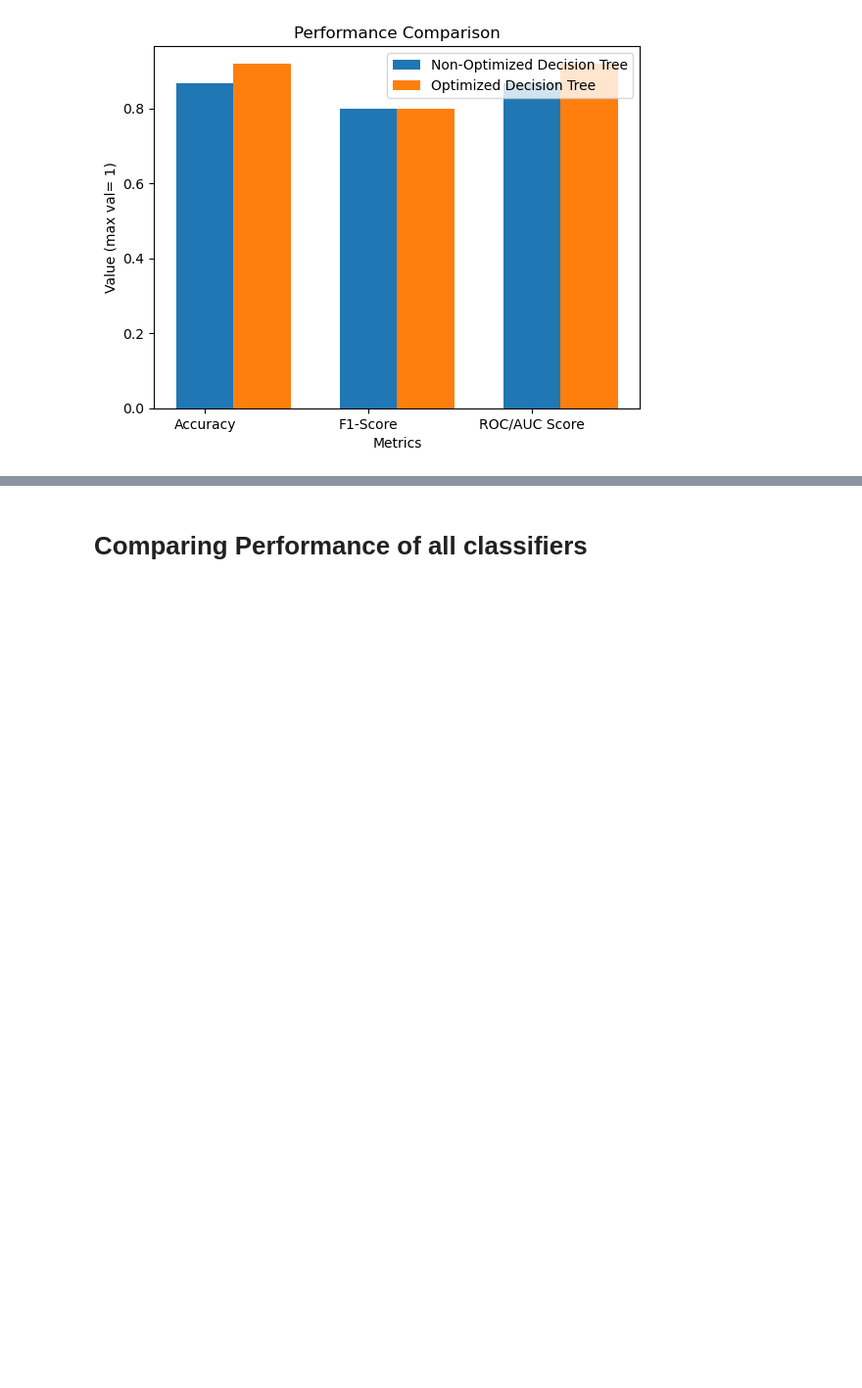
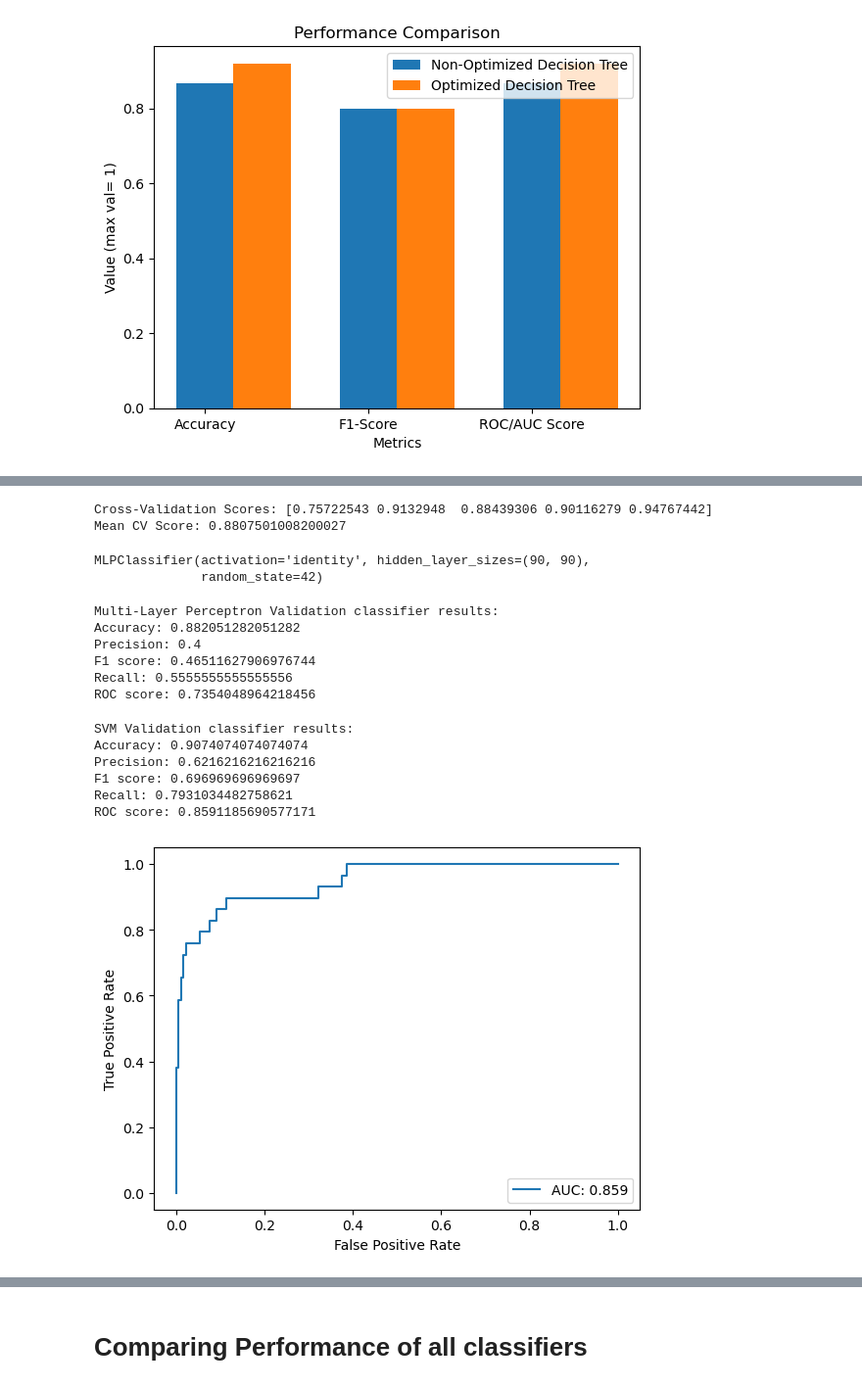
Before and after one commit to mahgob601/MachineLearning-Project, a Jupyter notebook: SVM_KNN_Bayes_DT.ipynb, the cells around one changed output, grey strips where cells are left out. Shown: that part at 98% size. Cells and saved outputs as stored; diff of their text form; code cells hidden in the pictures; blank space fills up the shorter version.

Commit message:
Added Multi-Layer perceptron model in the jupyter notebook named SVM_KNN_Bayes_DT.ipynb.

```diff
--- a/SVM_KNN_Bayes_DT.ipynb
+++ b/SVM_KNN_Bayes_DT.ipynb
@@ -808,0 +813,4 @@ plt.show()
+# %%
+from sklearn.neural_network import MLPClassifier
+# Create an MLP classifier
+mlp = MLPClassifier(hidden_layer_sizes=(90, 90), activation='identity', solver='adam', random_state=42)
@@ -808,0 +819,15 @@ plt.show()
+# %%
+from sklearn.model_selection import cross_val_score
+# Perform cross-validation
+cv_scores_mlp = cross_val_score(mlp, x, y, cv=5)
+print("Cross-Validation Scores:", cv_scores_mlp)
+print("Mean CV Score:", cv_scores_mlp.mean())
+# %% [output]
+Cross-Validation Scores: [0.75722543 0.9132948  0.88439306 0.90116279 0.94767442]
+Mean CV Score: 0.8807501008200027
+# %%
+
+mlp.fit(x_train, y_train)
+# %% [output]
+MLPClassifier(activation='identity', hidden_layer_sizes=(90, 90),
+              random_state=42)
@@ -808,0 +836,42 @@ plt.show()
+# %%
+print("Multi-Layer Perceptron Validation classifier results:")
+print("Accuracy:", metrics.accuracy_score(y_val, y_pred_mlp))
+print("Precision:", metrics.precision_score(y_val, y_pred_mlp))
+print("F1 score:", metrics.f1_score(y_val, y_pred_mlp))
+print("Recall:", metrics.recall_score(y_val, y_pred_mlp))
+print("ROC score:", metrics.roc_auc_score(y_val, y_pred_mlp))
+# %% [output]
+Multi-Layer Perceptron Validation classifier results:
+Accuracy: 0.882051282051282
+Precision: 0.4
+F1 score: 0.46511627906976744
+Recall: 0.5555555555555556
+ROC score: 0.7354048964218456
+# %%
+y_pred2_mlp = mlp.predict(x_test)
+print("SVM Validation classifier results:")
+print("Accuracy:", metrics.accuracy_score(y_test, y_pred2_mlp))
+print("Precision:", metrics.precision_score(y_test, y_pred2_mlp))
+print("F1 score:", metrics.f1_score(y_test, y_pred2_mlp))
+print("Recall:", metrics.recall_score(y_test, y_pred2_mlp))
+print("ROC score:", metrics.roc_auc_score(y_test, y_pred2_mlp))
+# %% [output]
+SVM Validation classifier results:
+Accuracy: 0.9074074074074074
+Precision: 0.6216216216216216
+F1 score: 0.696969696969697
+Recall: 0.7931034482758621
+ROC score: 0.8591185690577171
+# %%
+from sklearn.metrics import RocCurveDisplay
+y_pred_proba_mlp = mlp.predict_proba(x_test)[::, 1]
+fpr_mlp, tpr_mlp, _ = metrics.roc_curve(y_test, y_pred_proba_mlp)
+
+
+plt.plot(fpr_mlp, tpr_mlp, label="AUC: " + str(round(metrics.roc_auc_score(y_test, y_pred2_mlp), 3)))
+plt.ylabel('True Positive Rate')
+plt.xlabel('False Positive Rate')
+plt.legend(loc=4)
+plt.show()
+# %% [output]
+[figure, added]
```
Also changed, not shown: parts of 21 cells of this notebook.
